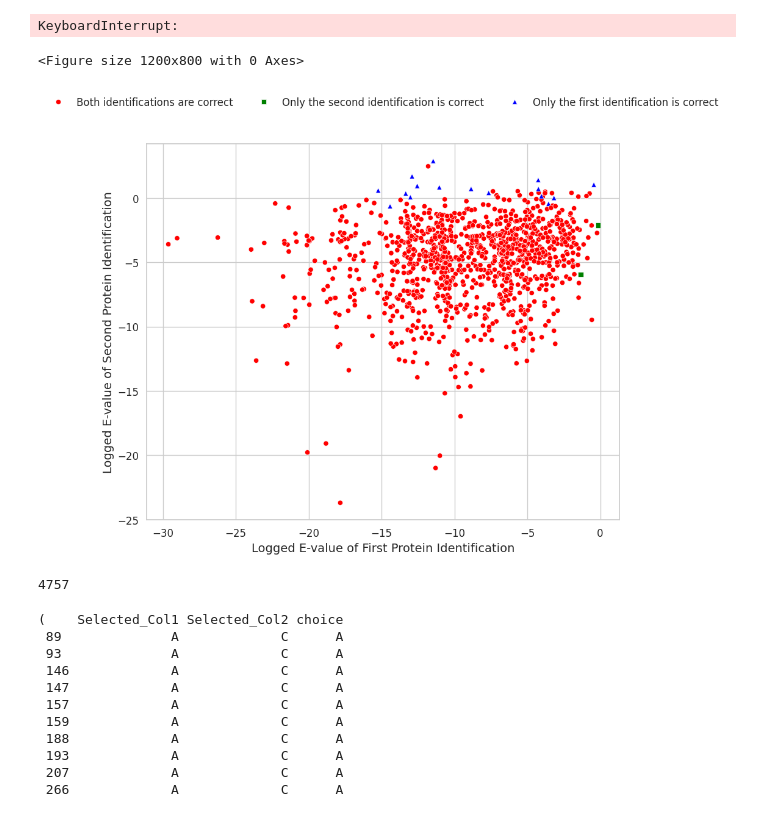
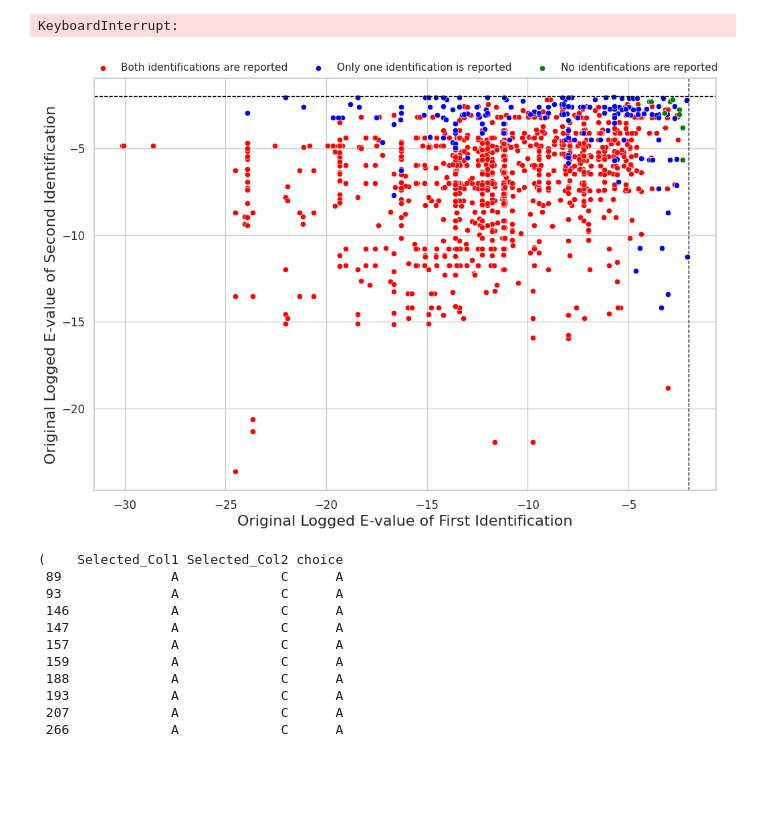
Before and after one commit to todanielwang/TopMPI, a Jupyter notebook: notebook.ipynb, the cells around one changed output. Cells and saved outputs as stored; diff of their text form; code cells hidden in the pictures; blank space fills up the shorter version.

```diff
--- a/notebook.ipynb
+++ b/notebook.ipynb
@@ -1789,7 +1789,10 @@ KeyboardInterrupt:
 
 import sys
 import pandas as pd
+import numpy as np
+import seaborn as sns
 import read_msalign
+import matplotlib.pyplot as plt
 
 verifier = pd.read_csv("/home/daniel/Desktop/datafiles/RealData/ecoli/DDA/20231215_ecoli_400ng/20231215_ecoli_400ng_daniel_1_ms2_toppic_prsm_single.tsv", delimiter="\t")
 
@@ -1811,9 +1814,9 @@ for index, row in result.iterrows():
 
 # display(verifier)
 
-verifiedResult = pd.merge(result,verifier[['Scan(s)','Proteoform', "Protein accession", "Proteoform mass", "#matched peaks", "#unexpected modifications"]], left_on='Scan_real', right_on="Scan(s)", how='left', suffixes=("", "_True"))
+verifiedResult = pd.merge(result,verifier[['Scan(s)','Proteoform', "Protein accession", "Proteoform mass", "#matched peaks", "#unexpected modifications", "E-value"]], left_on='Scan_real', right_on="Scan(s)", how='left', suffixes=("", "_True"))
 
-joined = pd.merge(verifiedResult,verifier[['Scan(s)','Proteoform', "Protein accession", "Proteoform mass", "#matched peaks", "#unexpected modifications"]], left_on='Scan(other)', right_on="Scan(s)", how='left', suffixes=("", "_Other"))
+joined = pd.merge(verifiedResult,verifier[['Scan(s)','Proteoform', "Protein accession", "Proteoform mass", "#matched peaks", "#unexpected modifications", "E-value"]], left_on='Scan(other)', right_on="Scan(s)", how='left', suffixes=("", "_Other"))
 
 joined["Verified_ProteinCorrect"] = "-"
 joined.loc[(joined["Scan(s)"] < 10000000), "Verified_ProteinCorrect"] = (joined["Protein accession"] == joined["Protein accession_True"])
@@ -1825,26 +1828,25 @@ joined.loc[joined["proteoform_ppm"] < 0.01] = 0.01
 joined.loc[(joined["Scan(s)"] < 10000000), "Verified_ProteoformCorrect"] = (joined["Verified_ProteinCorrect"] == True) & (abs(joined["Proteoform mass"] - joined["Proteoform mass_True"]) < joined["proteoform_ppm"])
 joined.loc[(joined["Scan(s)"] > 10000000), "Verified_ProteoformCorrect"] = (joined["Verified_ProteinCorrect"] == True) & (abs(joined["Proteoform mass"] - joined["Proteoform mass_Other"]) < joined["proteoform_ppm"])
 
-joined["Logged E-value"] = np.log10(joined["E-value"])
+# # Correct protein for all
+# joined[joined["Verified_ProteinCorrect"] == True]
 
-# joined[joined["Verified_ProteinCorrect"] == True]
-# finalResult[finalResult["Verified_ProteoformCorrect" == True]].shape()
-
+# #Correct protein for E-value < 0.01
 # filtered = joined[joined["E-value"] < 0.01]
-
 # filtered['pair'] = filtered.apply(lambda row: tuple(sorted((row['Scan_real'], row['Scan(other)']))), axis=1)
-
 # # Step 2: Count the occurrences of each unique standardized pair
 # pair_counts = filtered['pair'].value_counts()
-
 # # Step 3: Determine how many unique pairs appeared once and how many appeared twice
 # count_once = (pair_counts == 1).sum()
 # count_twice = (pair_counts == 2).sum()
-
 # print(f'Number of unique pairs that appeared once: {count_once}')
 # print(f'Number of unique pairs that appeared twice: {count_twice}')
+# filtered[filtered["Verified_ProteinCorrect"]]
 
-# filtered[filtered["Verified_ProteinCorrect"]]
+
+#Graph for simulation data
+joined.loc[(joined["Scan(s)"] < 10000000), "Logged E-value"] = np.log10(joined["E-value_True"])
+joined.loc[(joined["Scan(s)"] > 10000000), "Logged E-value"] = np.log10(joined["E-value_Other"])
 
 df_x = joined[joined['Scan(s)'] < 10000000].reset_index(drop=True)
 df_y = joined[joined['Scan(s)'] > 10000000].reset_index(drop=True)
@@ -1854,61 +1856,65 @@ min_length = min(len(df_x), len(df_y))
 # df_x = df_x.iloc[:min_length]
 # df_y = df_y.iloc[:min_length]
 
 # Prepare the scatter plot data
 scatter_data = pd.DataFrame({
     'x': df_x['Logged E-value'],
     'y': df_y['Logged E-value'],
-    'boolean_x': df_x['Verified_ProteinCorrect'],
-    'boolean_y': df_y['Verified_ProteinCorrect']
+    'boolean_x': df_x['E-value'] < 0.01,
+    'boolean_y': df_y['E-value'] < 0.01
 })
 
 # Define color mapping based on boolean pairs
 scatter_data['combination'] = scatter_data.apply(lambda row:
-                                                 'Both identifications are correct' if row['boolean_x'] and row['boolean_y'] else
-                                                 'Only the first identification is correct' if row['boolean_x'] else
-                                                 'Only the second identification is correct' if row['boolean_y'] else
-                                                 'Both identifications are false', axis=1)
+                                                 'Both identifications are reported' if row['boolean_x'] and row['boolean_y'] else
+                                                 'Only one identification is reported' if row['boolean_x'] or row['boolean_y'] else
+                                                 'No identifications are reported', axis=1)
 
 palette = {
-    'Both identifications are correct': 'red',
-    'Only the first identification is correct': 'blue',
-    'Only the second identification is correct': 'green',
-    'Both identifications are false': 'black'
+    'Both identifications are reported': 'red',
+    'Only one identification is reported': 'blue',
+    'No identifications are reported': 'green',
 }
 
 sns.set(style='whitegrid')
 
 # Plotting the scatter plot
 plt.figure(figsize=(12, 8))
 
-# Plotting the scatter plot
-plt.figure(figsize=(10, 8))
-sns.scatterplot(data=scatter_data, x='x', y='y', hue='combination', palette=palette, style='combination', markers=['o', 's', '^'])
+# Plot red dots first (to be below)
+sns.scatterplot(data=scatter_data[scatter_data['combination'] == 'Both identifications are reported'],
+                x='x', y='y', color=palette['Both identifications are reported'], label='Both identifications are reported')
 
+# Plot blue and green dots after (to be above)
+sns.scatterplot(data=scatter_data[scatter_data['combination'] == 'Only one identification is reported'],
+                x='x', y='y', color=palette['Only one identification is reported'], label='Only one identification is reported')
+
+sns.scatterplot(data=scatter_data[scatter_data['combination'] == 'No identifications are reported'],
+                x='x', y='y', color=palette['No identifications are reported'], label='No identifications are reported')
 
 # Customize plot
-plt.xlabel('Logged E-value of First Protein Identification', fontsize=14)
-plt.ylabel('Logged E-value of Second Protein Identification', fontsize=14)
-plt.legend(title='', loc='upper center', bbox_to_anchor=(0.5, 1.15), ncol=3, frameon=False, fontsize=12)
+plt.xlabel('Original Logged E-value of First Identification', fontsize=16)
+plt.ylabel('Original Logged E-value of Second Identification', fontsize=16)
 
-plt.axvline(x=-1, color='black', linestyle='--', linewidth=1)
-plt.axhline(y=-1, color='black', linestyle='--', linewidth=1)
+plt.legend(title='', loc='upper center', bbox_to_anchor=(0.5, 1.06), ncol=3, frameon=False)
+
+plt.axvline(x=-2, color='black', linestyle='--', linewidth=1)
+plt.axhline(y=-2, color='black', linestyle='--', linewidth=1)
 
 plt.xticks(fontsize=12)
 plt.yticks(fontsize=12)
 
+# plt.suptitle('Reported Identifications under 0.01 E-value Cutoff', fontsize=20)
+
+plt.savefig("sensitivity.png", dpi=200)
+
 plt.show()
 # %% [output]
-<Figure size 1200x800 with 0 Axes>
-[figure, old version]
+[figure, new version]
 # %%
-import read_msalign
+import pandas as pd
 
-speclist = read_msalign.read_spec_file("/home/daniel/Desktop/datafiles/RealData/ecoli/DDA/20231215_ecoli_400ng/Simulation/resolved_ms2.msalign")
-
-print(len(speclist))
+newproteoforms = pd.read_csv("/home/daniel/Desktop/datafiles/RealData/ecoli/DDA/20231215_ecoli_400ng/20231215_ecoli_400ng_daniel_1_MSDeplex/New proteoforms.tsv", sep="\t")
-# %% [output]
-4757
 # %%
 import pandas as pd
 
```
Also changed, not shown: parts of 15 cells of this notebook, 18 other files.
